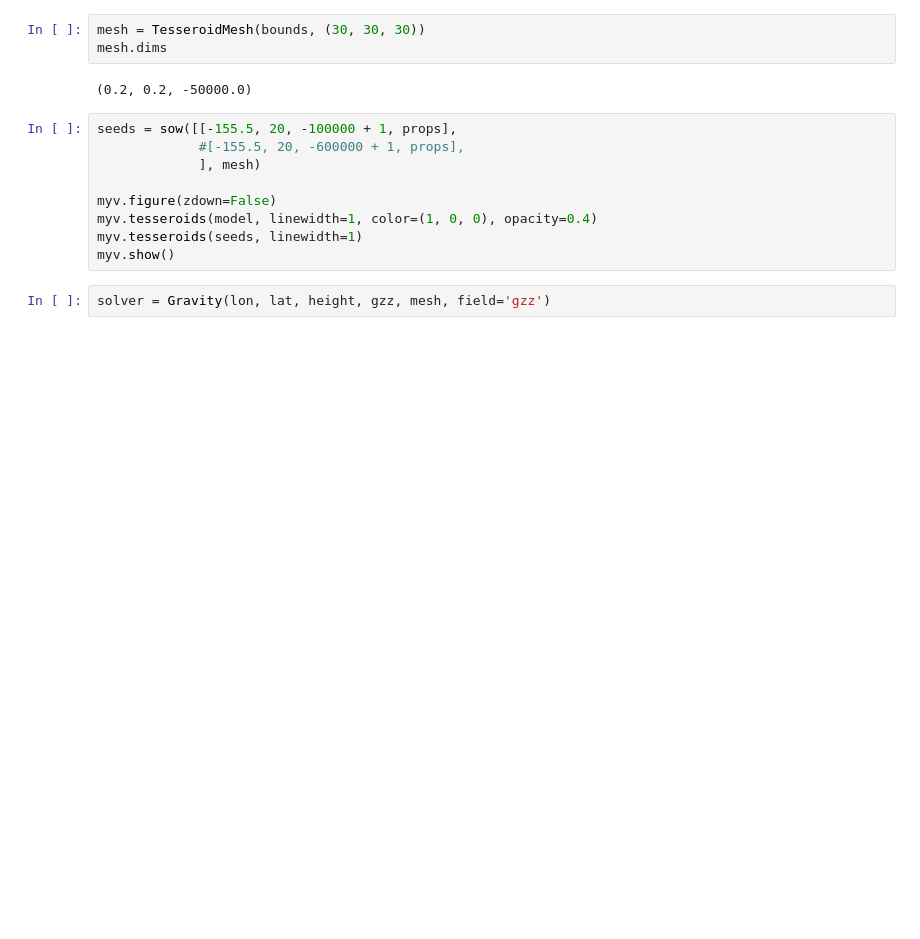
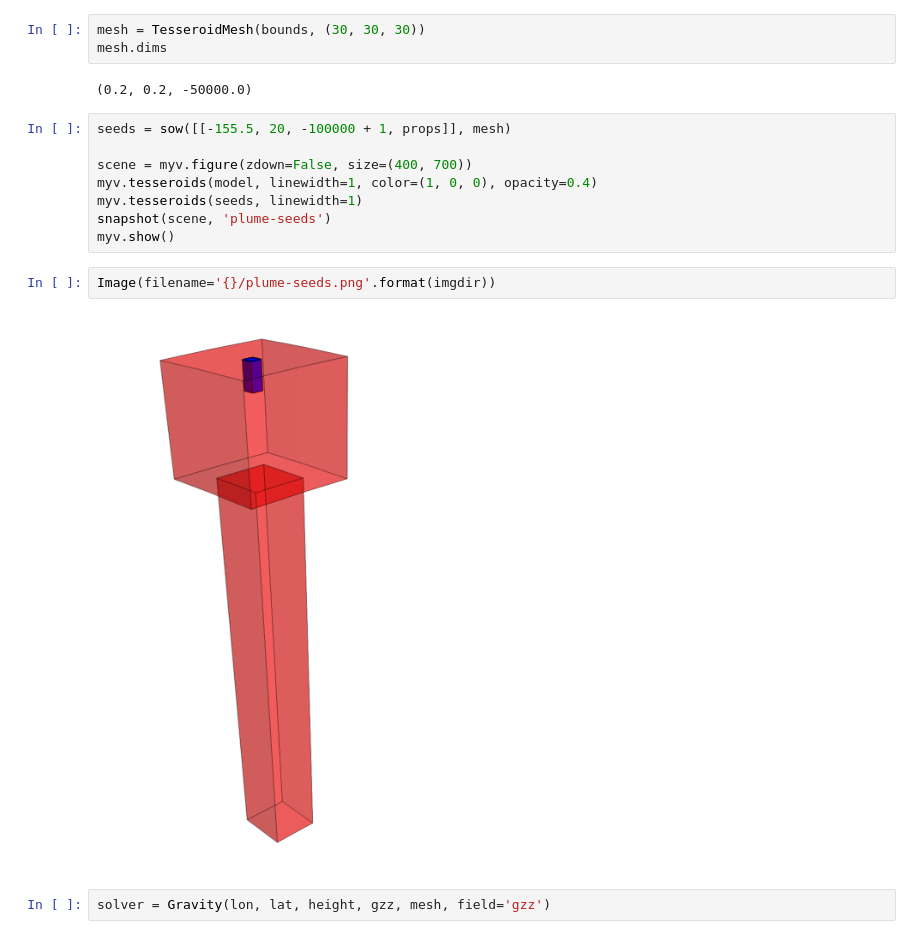
Before and after one commit to leouieda/egu2014, a Jupyter notebook: notebooks/plume.ipynb, the cells around one changed output. Saved outputs shown, nothing was run; the diff lists cells and outputs as text; blank space fills up the shorter version.

```diff
--- a/notebooks/plume.ipynb
+++ b/notebooks/plume.ipynb
@@ -65,14 +84,17 @@ mesh.dims
 # %% [output]
 (0.2, 0.2, -50000.0)
 # %%
-seeds = sow([[-155.5, 20, -100000 + 1, props],
-             #[-155.5, 20, -600000 + 1, props],
-             ], mesh)
+seeds = sow([[-155.5, 20, -100000 + 1, props]], mesh)
 
-myv.figure(zdown=False)
+scene = myv.figure(zdown=False, size=(400, 700))
 myv.tesseroids(model, linewidth=1, color=(1, 0, 0), opacity=0.4)
 myv.tesseroids(seeds, linewidth=1)
+snapshot(scene, 'plume-seeds')
 myv.show()
+# %%
+Image(filename='{}/plume-seeds.png'.format(imgdir))
+# %% [output]
+[figure, added]
 # %%
 solver = Gravity(lon, lat, height, gzz, mesh, field='gzz')
 # %%
```
Also changed, not shown: parts of 10 cells of this notebook, 12 other files.
